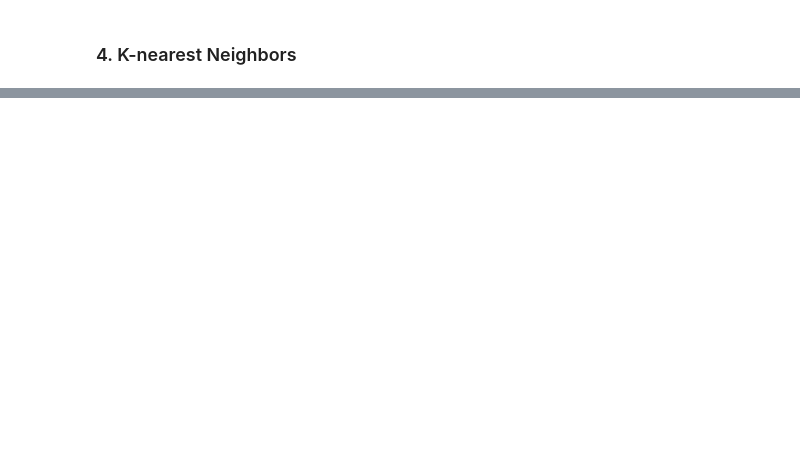
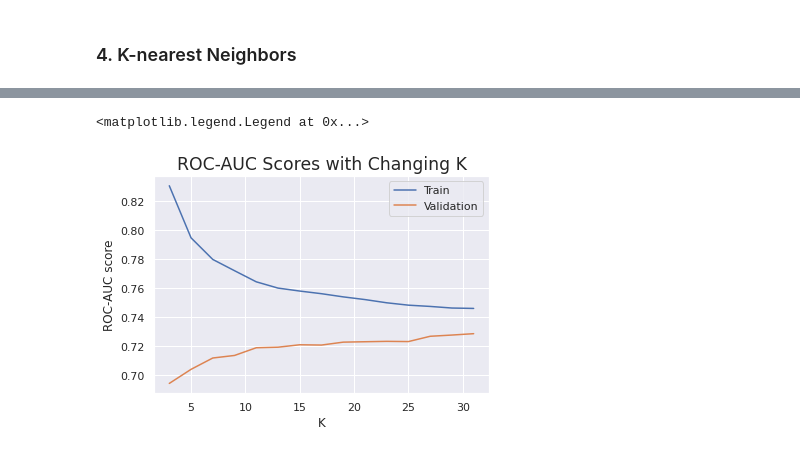
Before and after one commit to tri-bui/starbucks-segmentation, a Jupyter notebook: notebooks/3-modeling.ipynb, the cells around one changed output, grey strips where cells are left out. Drawn from its saved outputs; the diff is of its cells as text; code cells hidden in the pictures; blank space fills up the shorter version.

Commit message:
Rerun notebooks
Clean up notebook 3-modeling.ipynb and rerun all notebooks.

```diff
--- a/notebooks/3-modeling.ipynb
+++ b/notebooks/3-modeling.ipynb
@@ -546,2 +481,29 @@ dtype: float64
 # %% [markdown]
 ### <a id="clfr4">4. K-nearest Neighbors</a>
+# %%
+%%time
+
+# Find optimal range for K
+auc_train, auc_val = [], []
+for k in range(3, 33, 2):
+
+    # Train model
+    knn_k = KNeighborsClassifier(n_neighbors=k)
+    knn_k.fit(X_train_scaled, y_train)
+
+    # Make predictions
+    k_train_pred = knn_k.predict(X_train_scaled)
+    k_val_pred = knn_k.predict(X_val_scaled)
+
+    # ROC-AUC scores
+    auc_train.append(roc_auc_score(y_train, k_train_pred))
+    auc_val.append(roc_auc_score(y_val, k_val_pred))
+
+# Plot scores
+sns.lineplot(x=range(3, 33, 2), y=auc_train)
+sns.lineplot(x=range(3, 33, 2), y=auc_val)
+plt.title('ROC-AUC Scores with Changing K', fontsize='x-large')
+plt.ylabel('ROC-AUC score')
+plt.xlabel('K')
+plt.legend(['Train', 'Validation']);
+# %% [output]
@@ -547,0 +512,2 @@ dtype: float64
+<matplotlib.legend.Legend at 0x...>
+[figure, added]
```
Also changed, not shown: parts of 61 cells of this notebook, 4 other files.
